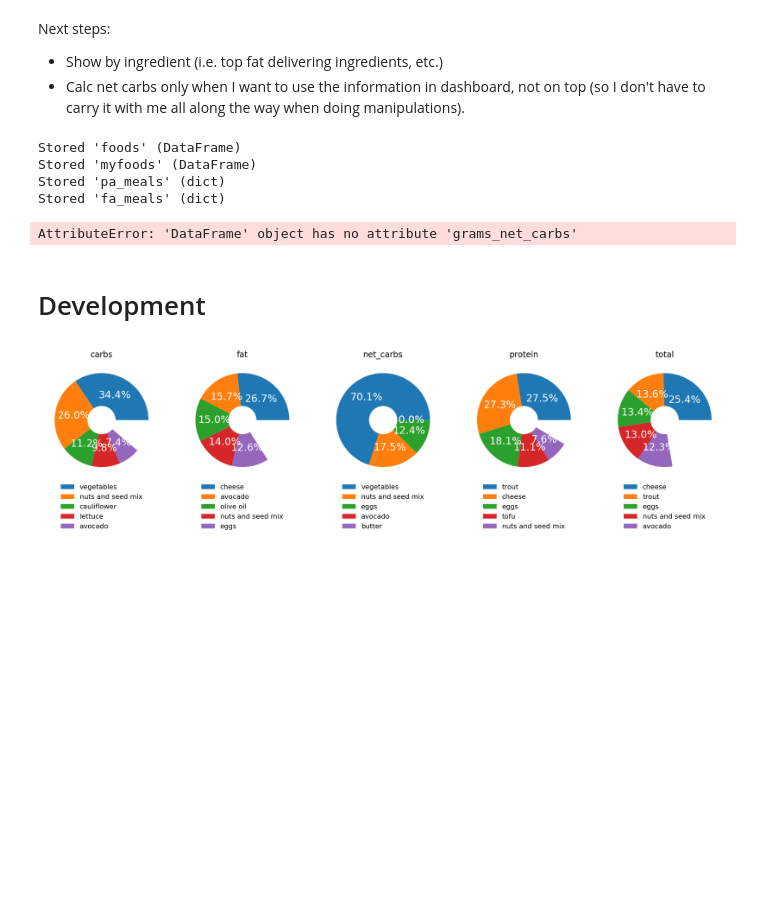
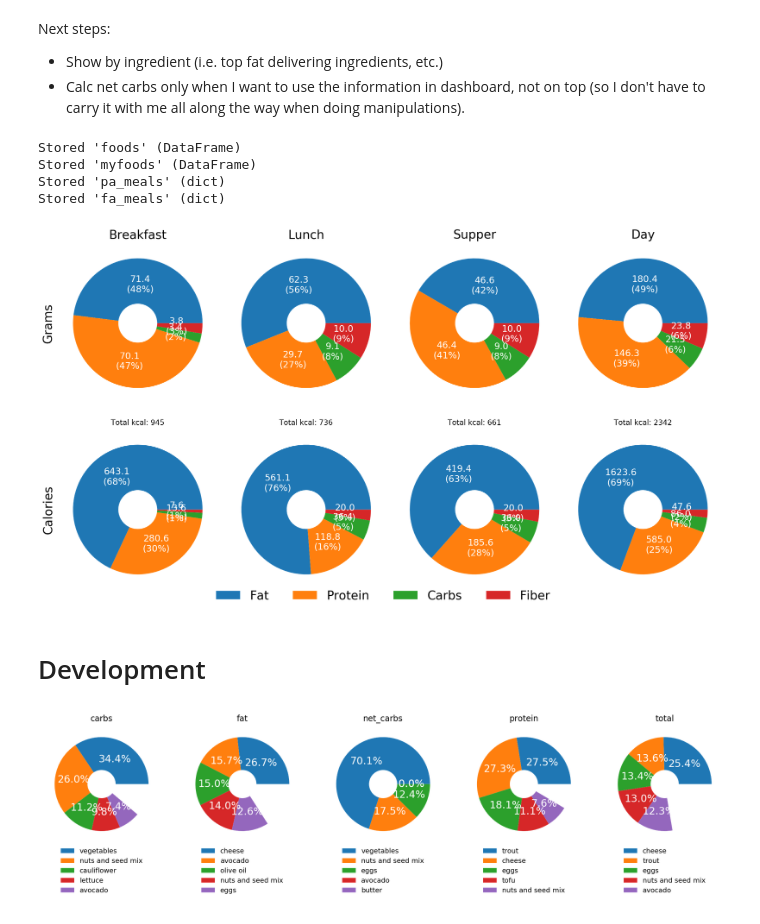
Before and after one commit to fabiangunzinger/learning, a Jupyter notebook: food-data/foods.ipynb, the cells around one changed output. Drawn from its saved outputs; the diff is of its cells as text; code cells hidden in the pictures; blank space fills up the shorter version.

Commit message:
First facetgrid plot

```diff
--- a/food-data/foods.ipynb
+++ b/food-data/foods.ipynb
@@ -27,8 +27,8 @@ def calc_meal_nuts(data, meal):
         return df
 
     def read(data):
-        columns = ['calories', 'fat', 'protein', 'carbs']
-        macros = ['fat', 'protein', 'carbs']
+        columns = ['calories', 'fat', 'protein', 'carbs', 'fiber']
+        macros = ['fat', 'protein', 'carbs', 'fiber']
         portions = list(meal.values())
         df = (data
               .loc[data.index.isin(meal), columns]
@@ -36,11 +36,12 @@ def calc_meal_nuts(data, meal):
               .multiply(portions, axis=0)
               .assign(total=lambda df: df[macros].sum(axis=1))
               .add_prefix('grams_')
-              .rename(columns={'grams_calories': 'cals_total'})
-              .assign(cals_fat=lambda df: df.grams_fat * 9)
-              .assign(cals_protein=lambda df: df.grams_protein * 4)
-              .assign(cals_carbs=lambda df: df.grams_carbs * 4)
-              .assign(cals_net_carbs=lambda df: df.grams_net_carbs * 4)
+              .rename(columns = {'grams_calories': 'cals_total'})
+              .assign(cals_fat = lambda df: df.grams_fat * 9)
+              .assign(cals_protein = lambda df: df.grams_protein * 4)
+              .assign(cals_carbs = lambda df: df.grams_carbs * 4)
+              .assign(cals_fiber = lambda df: df.grams_fiber * 2)
+#               .assign(cals_net_carbs=lambda df: df.grams_net_carbs * 4)
               .pipe(make_multiindex)
               .stack()
               .swaplevel(0, 1)
@@ -60,7 +61,7 @@ def make_nuts_dict(meals):
 
 def make_dashboard(meals):
 
-    rows = ['fat', 'protein', 'carbs']
+    rows = ['fat', 'protein', 'carbs', 'fiber']
 
     def make_doughnut(meal_data, column, axis, meal_num, meal_name):
         nuts = meal_data.loc[rows]
@@ -93,40 +94,40 @@ def make_dashboard(meals):
         ax[0, col].set_title(name, fontsize=20)
 
     legend_labs = [r.capitalize().replace('_', ' ') for r in rows]
-    fig.legend(legend_labs, loc='lower center', ncol=3, fontsize=20,
+    fig.legend(legend_labs, loc='lower center', ncol=4, fontsize=20,
                framealpha=0, borderpad=0)
     fig.tight_layout()
 
 
 
 meals = {
 
     'Breakfast': {
         'cauliflower': 1,
         'cheese': 1.5,
         'eggs': 2,
         'spinach': 0.5,
     },
 
     'Lunch': {
         'lettuce': 1.5,
         'nuts and seed mix': .5,
         'olive oil': .3,
         'tofu': 2,
     },
 
     'Supper': {
         'avocado': 2,
         'butter': 0,
         'trout': 2,
         'vegetables': 2,
     }
 }
 
 meal_nuts = make_nuts_dict(meals)
 make_dashboard(meal_nuts)
 # %% [output]
-AttributeError: 'DataFrame' object has no attribute 'grams_net_carbs'
+[figure, added]
 # %% [markdown]
 # Development
 # %%
```
Also changed, not shown: parts of 3 cells of this notebook.
